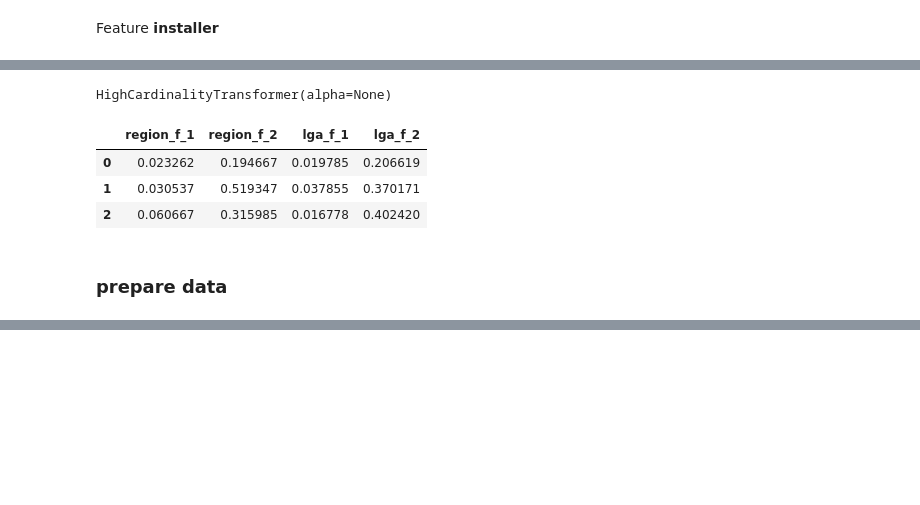
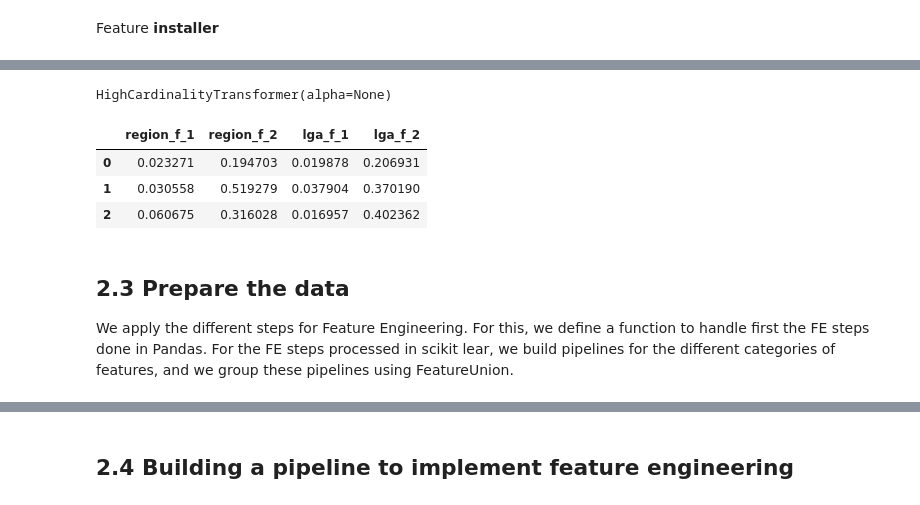
Before and after one commit to cedric-bertrand/DS-py, a Jupyter notebook: taarifa-wp/water_pumps.ipynb, the cells around one changed output, grey strips where cells are left out. Saved outputs shown, nothing was run; the diff lists cells and outputs as text; code cells hidden in the pictures; blank space fills up the shorter version.

```diff
--- a/taarifa-wp/water_pumps.ipynb
+++ b/taarifa-wp/water_pumps.ipynb
@@ -480,9 +587,6 @@ dtype: int64
 # %% [markdown]
 Feature **installer**
 # %%
-df = train_predictors[['installer']].copy()
-print(df.nunique())
-
 def fe_installer(df, col):
     df[col] = df[col].str.lower()
 
@@ -543,12 +647,9 @@ def fe_installer(df, col):
 
     # group low frequency funders in a single category
     df_count = pd.DataFrame(df[col].value_counts())
-    df_count = df_count[df_count[col] <= 3]
+    df_count = df_count[df_count[col] <= 2]
     low_frequency_funder = df_count.index.to_list()
     df[col].replace(to_replace=low_frequency_funder, value='low_frequency', inplace=True)
 
-#fe_installer(df, 'installer')
-print(df.nunique())
-
-df_count = pd.DataFrame(df['installer'].value_counts(dropna=False))
-df_count.to_csv('./output/installer.csv', header=True, index=True)
+#df_count = pd.DataFrame(df['installer'].value_counts(dropna=False))
+#df_count.to_csv('./output/installer.csv', header=True, index=True)
@@ -560,7 +658,4 @@ dtype: int64
 # %%
-df = train_predictors[['scheme_name']].copy()
-print(df.nunique())
-
 def fe_scheme_name(df, col):
     df[col] = df[col].str.lower()
 
@@ -570,21 +665,9 @@ def fe_scheme_name(df, col):
 
     # group low frequency funders in a single category
     df_count = pd.DataFrame(df[col].value_counts())
-    df_count = df_count[df_count[col] <= 3]
+    df_count = df_count[df_count[col] <= 2]
     low_frequency_funder = df_count.index.to_list()
     df[col].replace(to_replace=low_frequency_funder, value='low_frequency', inplace=True)
 
-#fe_scheme_name(df, 'scheme_name')
-print(df.nunique())
-
-df_count = pd.DataFrame(df['scheme_name'].value_counts(dropna=False))
-df_count.to_csv('./output/scheme_name.csv', header=True, index=True)
-
-
-
-df['scheme_name'] = df['scheme_name'].str.lower()
-df_count = pd.DataFrame(df['scheme_name'].value_counts(dropna=False))
-df_count.to_csv('./output/scheme_name.csv', header=True, index=True)
-
-
-print(df.nunique())
+#df_count = pd.DataFrame(df['scheme_name'].value_counts(dropna=False))
+#df_count.to_csv('./output/scheme_name.csv', header=True, index=True)
@@ -701,10 +707,9 @@ The rationale for these functions is:
 # %%
 # define transformer to transform high cardinality variables to numerical functions
-
 #### TODO remove hardcoded labels
 
 class HighCardinalityTransformer(BaseEstimator, TransformerMixin):
-    def __init__(self, alpha=3):
+    def __init__(self, alpha=4):
         self._frequencies = {}
         self._label_values = []
         self._mapper = {}
@@ -758,38 +763,39 @@ class HighCardinalityTransformer(BaseEstimator, TransformerMixin):
         res = X.copy()
 
         for col_name in list(X):
             for y_name in ['1', '2']:
 #            for y_name in self._label_values:
                 mapper = self._mapper[col_name][y_name]
                 new_col = col_name + '_f_' + y_name
                 res[new_col] = X[col_name].map(mapper)
 
                 # fill NA value with frequency of corresponding status - TODO not tested
                 res[new_col] = res[new_col].fillna(value=self._frequencies[y_name])
 
         #drop initial columns
         res.drop(list(X), axis=1, inplace=True)
         return res
 
     def get_frequencies(self):
         return self._frequencies
 
     def get_mapper(self):
         return self._mapper
 
 # example: transform 2 categorical values to numeric functions
 hct = HighCardinalityTransformer()
 hct.fit(train_predictors[['region','lga']], train_target[['status_group']])
 res = hct.transform(train_predictors[['region','lga']])
 res.head(3)
 # %% [output]
 HighCardinalityTransformer(alpha=None)
 |  | region_f_1 | region_f_2 | lga_f_1 | lga_f_2 |
-| 0 | 0.023262 | 0.194667 | 0.019785 | 0.206619 |
-| 1 | 0.030537 | 0.519347 | 0.037855 | 0.370171 |
-| 2 | 0.060667 | 0.315985 | 0.016778 | 0.402420 |
+| 0 | 0.023271 | 0.194703 | 0.019878 | 0.206931 |
+| 1 | 0.030558 | 0.519279 | 0.037904 | 0.370190 |
+| 2 | 0.060675 | 0.316028 | 0.016957 | 0.402362 |
-# %% [markdown]
-### prepare data
+# %% [markdown]
+## 2.3 Prepare the data
+We apply the different steps for Feature Engineering. For this, we define a function to handle first the FE steps done in Pandas. For the FE steps processed in scikit lear, we build pipelines for the different categories of features, and we group these pipelines using FeatureUnion.
 # %%
 def prepare_X(X):
     df = X.copy()
@@ -828,6 +845,8 @@ X_prep.head(3)
 | 0 | 69572 | 6000.0 | roman catholic | 1390 | rc churchoman | 34.938093 | -9.856322 | none | 0 | ... |
 | 1 | 8776 | 0.0 | grumeti | 1399 | grc churchumeti | 34.698766 | -2.147466 | Zahanati | 0 | ... |
 | 2 | 34310 | 25.0 | rotary club | 686 | worc churchld vision | 37.460664 | -3.821329 | Kwa Mahundi | 0 | ... |
+# %% [markdown]
+## 2.4 Building a pipeline to implement feature engineering
 # %%
 # implement pipeline
 
```
Also changed, not shown: parts of 72 cells of this notebook.
